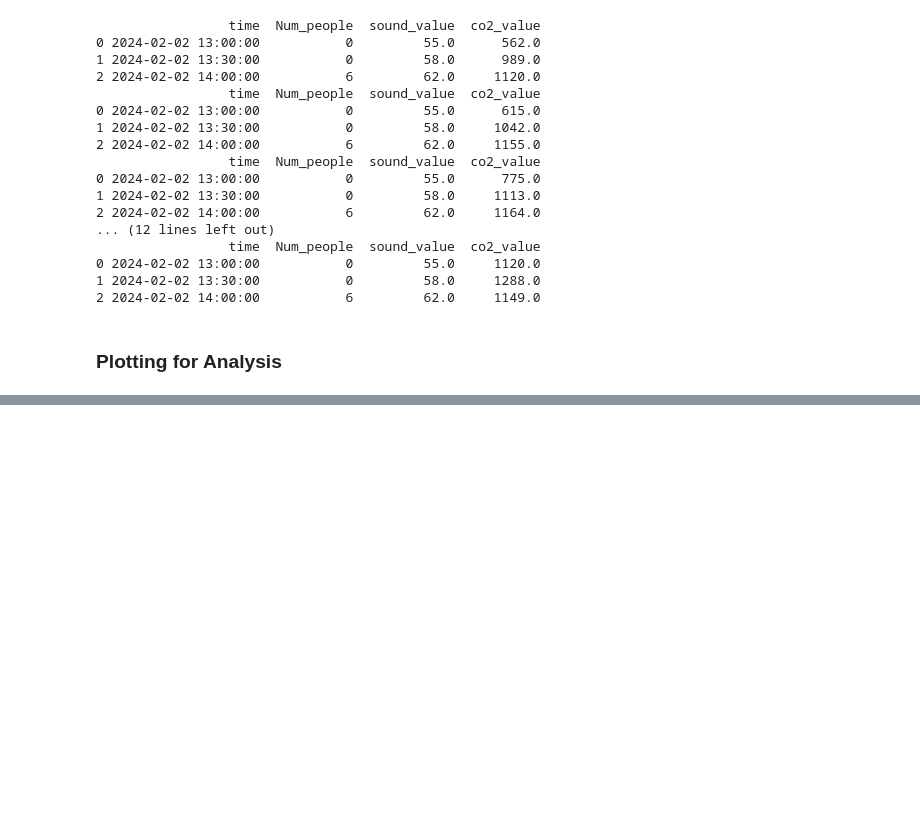
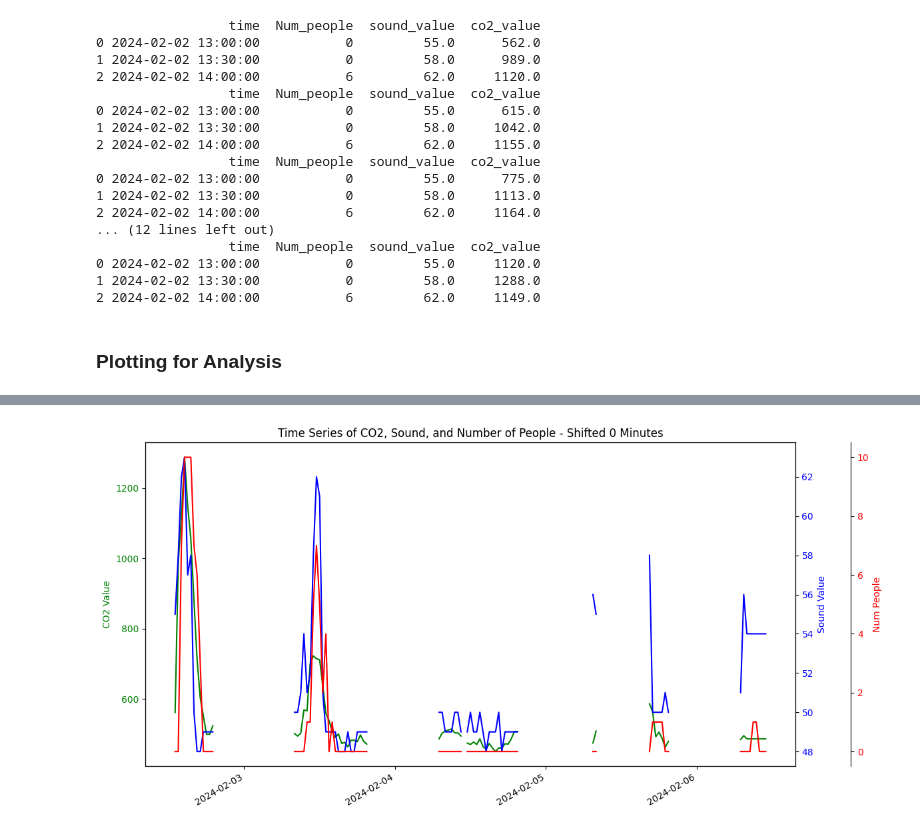
Before and after one commit to LucaLegrand/sum_humans, a Jupyter notebook: Data_Extraction and analysis/Data Analysis/Nhuman_Co2_dB_correlation.ipynb, the cells around one changed output, grey strips where cells are left out. Saved outputs shown, nothing was run; the diff lists cells and outputs as text; code cells hidden in the pictures; blank space fills up the shorter version.

Commit message:
Update with ground truth

```diff
--- a/Data_Extraction and analysis/Data Analysis/Nhuman_Co2_dB_correlation.ipynb
+++ b/Data_Extraction and analysis/Data Analysis/Nhuman_Co2_dB_correlation.ipynb
@@ -518,0 +523,16 @@ Correlation between sound_value and co2_value: 0.33
+# %%
+import pandas as pd
+
+df_people = pd.read_csv('Ground Truth For sumHumans/GROUND_TRUTH_with_timestamp.csv', parse_dates=['time'])
+
+for i in range(0,31,10):
+    # Read the second file (sound and CO2 data)
+    df_sensor = pd.read_csv(f'Cleaned_Nhuman_sound_db/{i}_shift_db_sound_in_range.csv', parse_dates=['time'])
+
+    # Merge the DataFrames on the 'time' column using an inner join
+    merged_df = pd.merge(df_people[['time', 'Num_people']], df_sensor[['time', 'sound_value', 'co2_value']], on='time', how='inner')
+
+    # Save the merged data to a new CSV file
+    merged_df.to_csv(f'Ground Truth For sumHumans/Final_{i}_shift_Ground Truth nb_db_co2.csv', index=False)
+
+    print(merged_df.head(3))
@@ -518,0 +558,72 @@ Correlation between sound_value and co2_value: 0.33
+# %%
+import pandas as pd
+import matplotlib.pyplot as plt
+import seaborn as sns
+import matplotlib.dates as mdates
+import plotly.graph_objects as go
+
+
+# Iterate over each file
+for i in range(0,31,10):
+
+    print(f"\n---------Processing file with {i} mins shift---------\n")
+
+    # Load the dataset
+    sensor_data = pd.read_csv(f"Ground Truth For sumHumans/Final_{i}_shift_Ground Truth nb_db_co2.csv")
+
+    # Ensure the 'time' column is in datetime format
+    sensor_data['time'] = pd.to_datetime(sensor_data['time'])
+
+    # Set the 'time' column as the index for resampling (daily mean)
+    daily_data = sensor_data.set_index('time').resample('30t').mean()
+
+    # Calculate correlations
+    correlation_matrix = daily_data[['Num_people', 'sound_value', 'co2_value']].corr()
+    correlation_people_co2 = daily_data['Num_people'].corr(daily_data['co2_value'])
+    correlation_people_sound = daily_data['Num_people'].corr(daily_data['sound_value'])
+    correlation_sound_co2 = daily_data['sound_value'].corr(daily_data['co2_value'])
+
+    # Print correlation values
+    print(f"Correlation between Num_people and co2_value: {correlation_people_co2:.2f}")
+    print(f"Correlation between Num_people and sound_value: {correlation_people_sound:.2f}")
+    print(f"Correlation between sound_value and co2_value: {correlation_sound_co2:.2f}")
+
+    # Plot Time Series for Num_people, sound_value, and co2_value
+    fig, ax1 = plt.subplots(figsize=(12, 6))
+
+    # Plot CO2 on primary y-axis
+    ax1.plot(daily_data.index, daily_data['co2_value'], color='green', label='CO2 Value')
+    ax1.set_ylabel('CO2 Value', color='green')
+    ax1.tick_params(axis='y', labelcolor='green')
+
+    # Create secondary y-axis for sound_value
+    ax2 = ax1.twinx()
+    ax2.plot(daily_data.index, daily_data['sound_value'], color='blue', label='Sound Value')
+    ax2.set_ylabel('Sound Value', color='blue')
+    ax2.tick_params(axis='y', labelcolor='blue')
+
+    # Create secondary y-axis for Num_people
+    ax3 = ax1.twinx()
+    ax3.spines['right'].set_position(('outward', 60))
+    ax3.plot(daily_data.index, daily_data['Num_people'], color='red', label='Num People')
+    ax3.set_ylabel('Num People', color='red')
+    ax3.tick_params(axis='y', labelcolor='red')
+
+    # Formatting the x-axis
+    ax1.xaxis.set_major_formatter(mdates.DateFormatter('%Y-%m-%d'))
+    ax1.xaxis.set_major_locator(mdates.DayLocator(interval=1))
+    fig.autofmt_xdate()
+
+    # Title and layout
+    plt.title(f'Time Series of CO2, Sound, and Number of People - Shifted {i} Minutes')
+    fig.tight_layout()
+
+    # Show the plot
+    plt.show()
+
+    # Heatmap of the correlation matrix
+    plt.figure(figsize=(6, 4))
+    sns.heatmap(correlation_matrix, annot=True, cmap='coolwarm', vmin=-1, vmax=1)
+    plt.title(f'Correlation Matrix - Shifted {i} Minutes')
+    plt.show()
+# %% [output]
@@ -518,0 +635 @@ Correlation between sound_value and co2_value: 0.33
+[figure, added]
```
Also changed, not shown: parts of 13 cells of this notebook.
